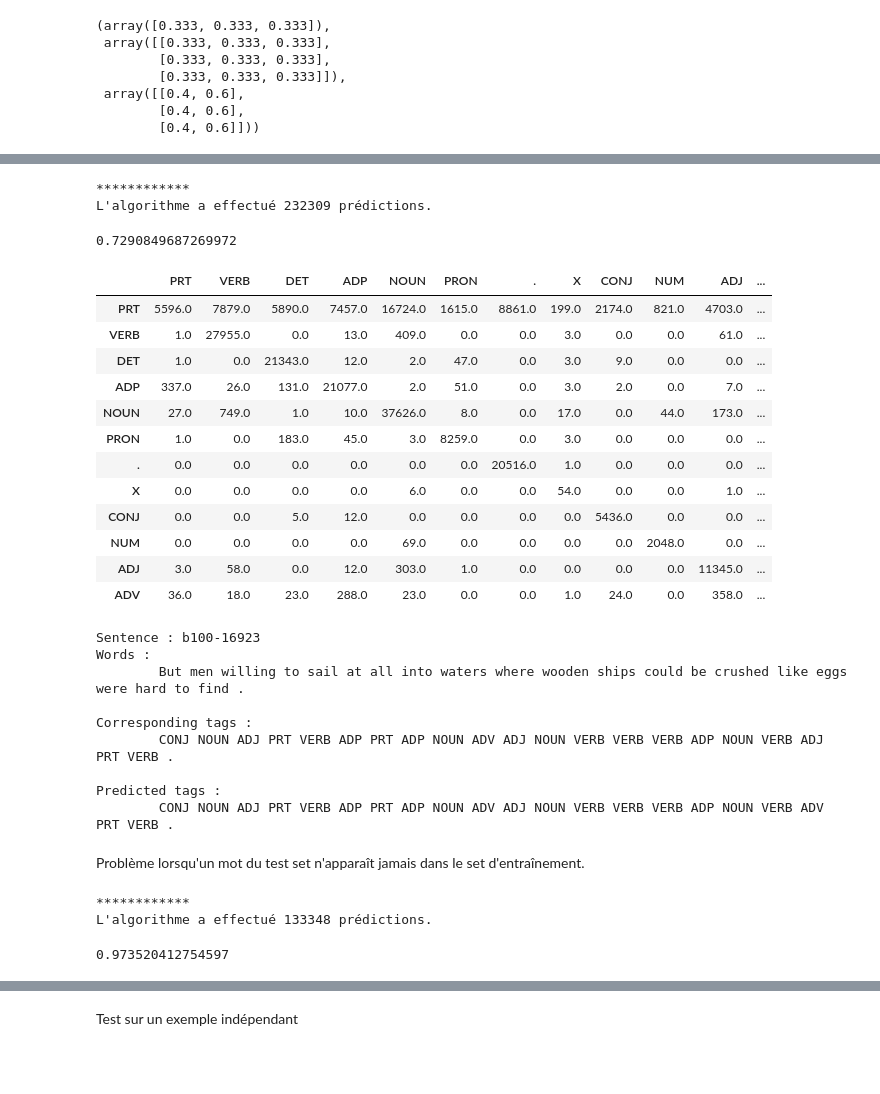
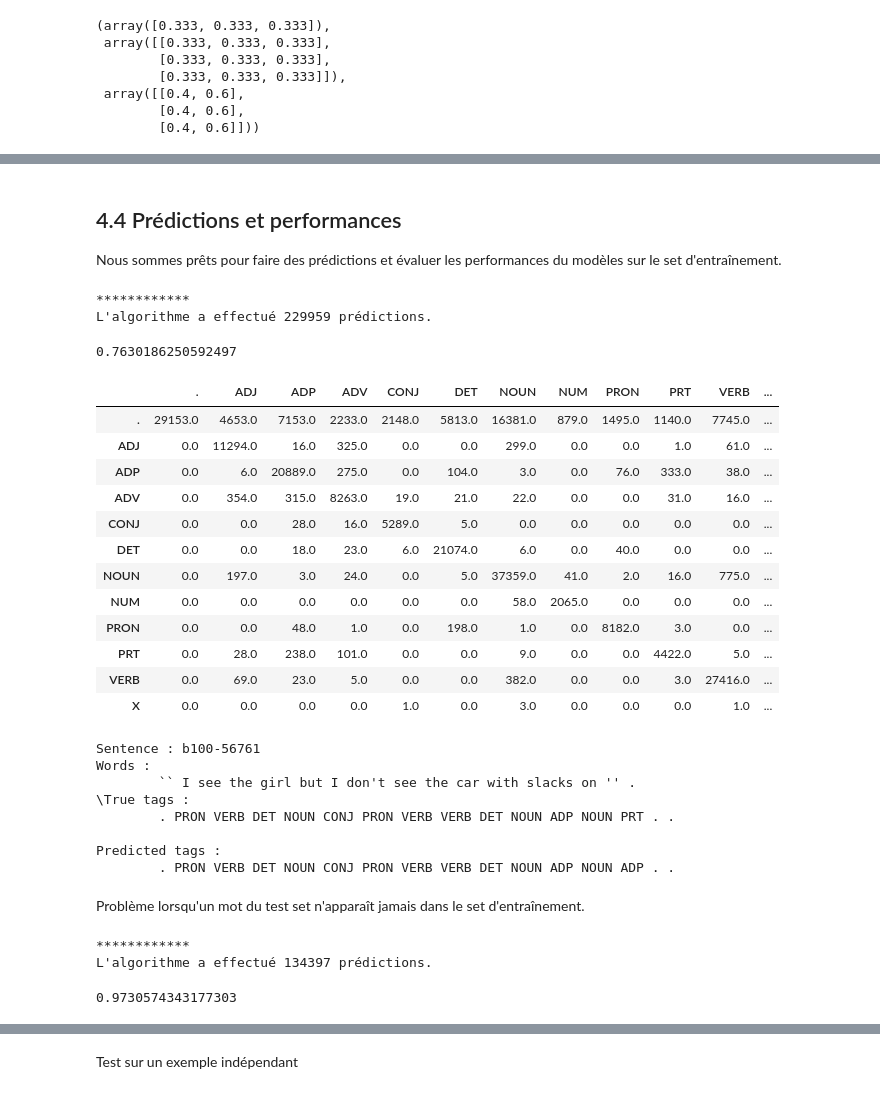
Before and after one commit to houssemwld1/Hidden-Markov-Models, a Jupyter notebook: HMM.ipynb, the cells around one changed output, grey strips where cells are left out. Saved outputs shown, nothing was run; the diff lists cells and outputs as text; code cells hidden in the pictures; blank space fills up the shorter version.

```diff
--- a/HMM.ipynb
+++ b/HMM.ipynb
@@ -901,8 +959,11 @@ with open("brown-universal.txt", "r") as filin:
             data_set[current_key]["tag"].append(tag)
 
     #Création de l'espace d'états et du vocabulaire
-tagset = set(tagset)
-vocab = set(vocab)
+tagset = list(set(tagset))
+vocab = list(set(vocab))
+# %%
+tagset = sorted(tagset,key = str.lower)
+vocab = sorted(vocab,key = str.lower)
 # %%
 #Création des correspondance entier/mots et entier/tag
 
@@ -991,3 +1065,7 @@ for i in range(B.shape[0]):
+# %% [markdown]
+## 4.4 Prédictions et performances
+
+Nous sommes prêts pour faire des prédictions et évaluer les performances du modèles sur le set d'entraînement.
 # %%
 def all_word_in_train_vocab(sequence):
     """Retourne True si tous les mots de la séquence sont dans le vocabulaire d'entraînement
@@ -1048,5 +1126,5 @@ acc,confusion_matrix,wrong_keys = accuracy(test_set,pi_0,P,B,check_word=False)
 acc
 # %% [output]
 ************
-L'algorithme a effectué 232309 prédictions.
+L'algorithme a effectué 229959 prédictions.
-0.7290849687269972
+0.7630186250592497
@@ -1055,40 +1131,39 @@ list_states = [x[1] for x in list(states.items())]
 # %%
-pd.DataFrame(confusion_matrix,index=list_states,columns = list_states)
+pd.DataFrame(confusion_matrix,index=tagset,columns = tagset)
 # %% [output]
-|  | PRT | VERB | DET | ADP | NOUN | PRON | . | X | CONJ | NUM | ADJ | ... |
-| PRT | 5596.0 | 7879.0 | 5890.0 | 7457.0 | 16724.0 | 1615.0 | 8861.0 | 199.0 | 2174.0 | 821.0 | 4703.0 | ... |
-| VERB | 1.0 | 27955.0 | 0.0 | 13.0 | 409.0 | 0.0 | 0.0 | 3.0 | 0.0 | 0.0 | 61.0 | ... |
-| DET | 1.0 | 0.0 | 21343.0 | 12.0 | 2.0 | 47.0 | 0.0 | 3.0 | 9.0 | 0.0 | 0.0 | ... |
-| ADP | 337.0 | 26.0 | 131.0 | 21077.0 | 2.0 | 51.0 | 0.0 | 3.0 | 2.0 | 0.0 | 7.0 | ... |
-| NOUN | 27.0 | 749.0 | 1.0 | 10.0 | 37626.0 | 8.0 | 0.0 | 17.0 | 0.0 | 44.0 | 173.0 | ... |
-| PRON | 1.0 | 0.0 | 183.0 | 45.0 | 3.0 | 8259.0 | 0.0 | 3.0 | 0.0 | 0.0 | 0.0 | ... |
-| . | 0.0 | 0.0 | 0.0 | 0.0 | 0.0 | 0.0 | 20516.0 | 1.0 | 0.0 | 0.0 | 0.0 | ... |
-| X | 0.0 | 0.0 | 0.0 | 0.0 | 6.0 | 0.0 | 0.0 | 54.0 | 0.0 | 0.0 | 1.0 | ... |
-| CONJ | 0.0 | 0.0 | 5.0 | 12.0 | 0.0 | 0.0 | 0.0 | 0.0 | 5436.0 | 0.0 | 0.0 | ... |
-| NUM | 0.0 | 0.0 | 0.0 | 0.0 | 69.0 | 0.0 | 0.0 | 0.0 | 0.0 | 2048.0 | 0.0 | ... |
-| ADJ | 3.0 | 58.0 | 0.0 | 12.0 | 303.0 | 1.0 | 0.0 | 0.0 | 0.0 | 0.0 | 11345.0 | ... |
-| ADV | 36.0 | 18.0 | 23.0 | 288.0 | 23.0 | 0.0 | 0.0 | 1.0 | 24.0 | 0.0 | 358.0 | ... |
+|  | . | ADJ | ADP | ADV | CONJ | DET | NOUN | NUM | PRON | PRT | VERB | ... |
+| . | 29153.0 | 4653.0 | 7153.0 | 2233.0 | 2148.0 | 5813.0 | 16381.0 | 879.0 | 1495.0 | 1140.0 | 7745.0 | ... |
+| ADJ | 0.0 | 11294.0 | 16.0 | 325.0 | 0.0 | 0.0 | 299.0 | 0.0 | 0.0 | 1.0 | 61.0 | ... |
+| ADP | 0.0 | 6.0 | 20889.0 | 275.0 | 0.0 | 104.0 | 3.0 | 0.0 | 76.0 | 333.0 | 38.0 | ... |
+| ADV | 0.0 | 354.0 | 315.0 | 8263.0 | 19.0 | 21.0 | 22.0 | 0.0 | 0.0 | 31.0 | 16.0 | ... |
+| CONJ | 0.0 | 0.0 | 28.0 | 16.0 | 5289.0 | 5.0 | 0.0 | 0.0 | 0.0 | 0.0 | 0.0 | ... |
+| DET | 0.0 | 0.0 | 18.0 | 23.0 | 6.0 | 21074.0 | 6.0 | 0.0 | 40.0 | 0.0 | 0.0 | ... |
+| NOUN | 0.0 | 197.0 | 3.0 | 24.0 | 0.0 | 5.0 | 37359.0 | 41.0 | 2.0 | 16.0 | 775.0 | ... |
+| NUM | 0.0 | 0.0 | 0.0 | 0.0 | 0.0 | 0.0 | 58.0 | 2065.0 | 0.0 | 0.0 | 0.0 | ... |
+| PRON | 0.0 | 0.0 | 48.0 | 1.0 | 0.0 | 198.0 | 1.0 | 0.0 | 8182.0 | 3.0 | 0.0 | ... |
+| PRT | 0.0 | 28.0 | 238.0 | 101.0 | 0.0 | 0.0 | 9.0 | 0.0 | 0.0 | 4422.0 | 5.0 | ... |
+| VERB | 0.0 | 69.0 | 23.0 | 5.0 | 0.0 | 0.0 | 382.0 | 0.0 | 0.0 | 3.0 | 27416.0 | ... |
+| X | 0.0 | 0.0 | 0.0 | 0.0 | 1.0 | 0.0 | 3.0 | 0.0 | 0.0 | 0.0 | 1.0 | ... |
 # %%
 wrong_key = wrong_keys[0]
 exemple = test_set[wrong_key]
 print("Sentence : "+wrong_key)
 print("Words :")
 print("\t" + " ".join(exemple["sentence"]))
-print("\nCorresponding tags :")
+print("\True tags :")
 print("\t" +" ".join(exemple["tag"]))
 print("\nPredicted tags :")
 tags = [states[y] for y in viterbi_algorithm([inv_vocabulary[x] for x in exemple["sentence"]],pi_0,P,B)[0]]
 print("\t" + " ".join(tags))
 # %% [output]
-Sentence : b100-16923
+Sentence : b100-56761
 Words :
-        But men willing to sail at all into waters where wooden ships could be crushed like eggs were hard to find .
-
-Corresponding tags :
-        CONJ NOUN ADJ PRT VERB ADP PRT ADP NOUN ADV ADJ NOUN VERB VERB VERB ADP NOUN VERB ADJ PRT VERB .
+        `` I see the girl but I don't see the car with slacks on '' .
+\True tags :
+        . PRON VERB DET NOUN CONJ PRON VERB VERB DET NOUN ADP NOUN PRT . .
 
 Predicted tags :
-        CONJ NOUN ADJ PRT VERB ADP PRT ADP NOUN ADV ADJ NOUN VERB VERB VERB ADP NOUN VERB ADV PRT VERB .
+        . PRON VERB DET NOUN CONJ PRON VERB VERB DET NOUN ADP NOUN ADP . .
 # %% [markdown]
 Problème lorsqu'un mot du test set n'apparaît jamais dans le set d'entraînement.
 # %%
@@ -1096,6 +1171,6 @@ acc,confusion_matrix,wrong_keys = accuracy(test_set,pi_0,P,B)
 acc
 # %% [output]
 ************
-L'algorithme a effectué 133348 prédictions.
+L'algorithme a effectué 134397 prédictions.
-0.973520412754597
+0.9730574343177303
 # %%
```
Also changed, not shown: parts of 21 cells of this notebook.
